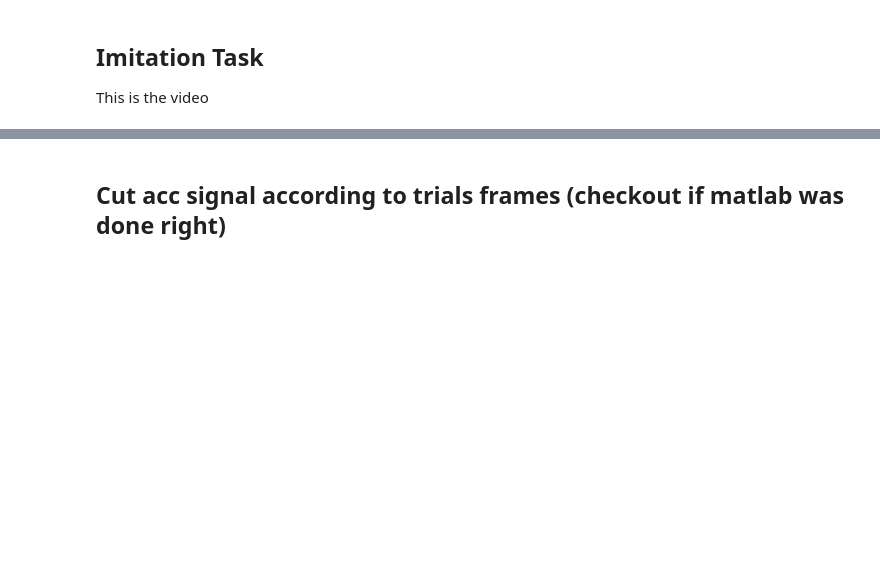
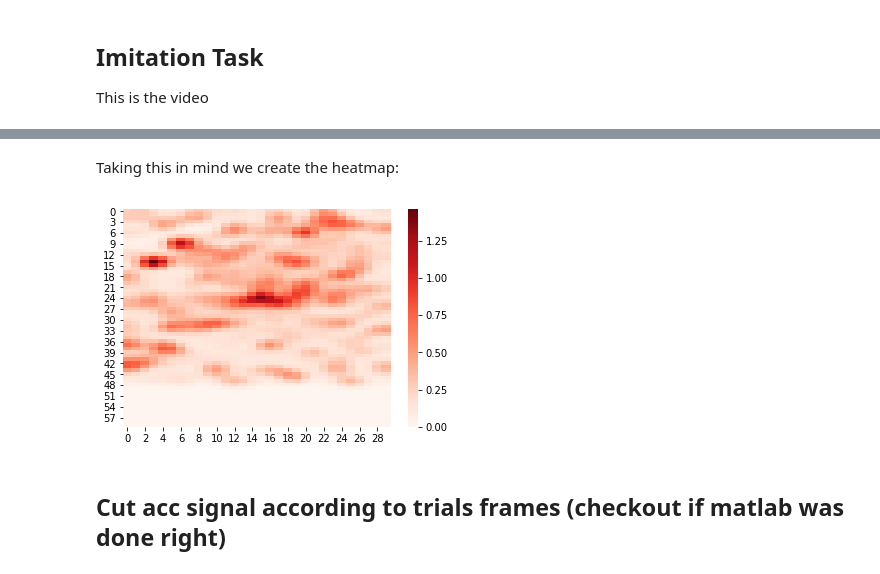
Before and after one commit to harrisonford/accelerometer-data, a Jupyter notebook: Report.ipynb, the cells around one changed output, grey strips where cells are left out. Drawn from its saved outputs; the diff is of its cells as text; code cells hidden in the pictures; blank space fills up the shorter version.

```diff
--- a/Report.ipynb
+++ b/Report.ipynb
@@ -22,3 +33,33 @@ print(data.shape)
+# %% [markdown]
+Taking this in mind we create the heatmap:
+# %%
+import pandas as pd
+import numpy as np
+import matplotlib.pyplot as plt
+import seaborn as sb
+import cv2
+
+
+# import data
+data = pd.read_csv('./source_data/data.csv')
+x0 = data['x_start']  # index = 2
+y0 = data['y_start']  # index = 3
+duration = data['duration']  # index = 7
+mask = [(x > 0) and (x < 50) and (y > 0) and (y < 30) for x, y in zip(x0, y0)]
+
+# translate to a heatmap
+heatmap = np.zeros((60, 30))
+for x, y, t, valid in zip(x0, y0, duration, mask):
+    if valid:
+        heatmap[int(x), int(y)] = t
+
+# gaussian filter heatmap
+blurred_heatmap = cv2.GaussianBlur(heatmap, (5, 5), 0)
+
+sb.heatmap(blurred_heatmap, cmap='Reds')
+plt.show()
+# %% [output]
+[figure, added]
 # %% [markdown]
 ## Cut acc signal according to trials frames (checkout if matlab was done right)
 # %%
```
Also changed, not shown: parts of 5 cells of this notebook.
